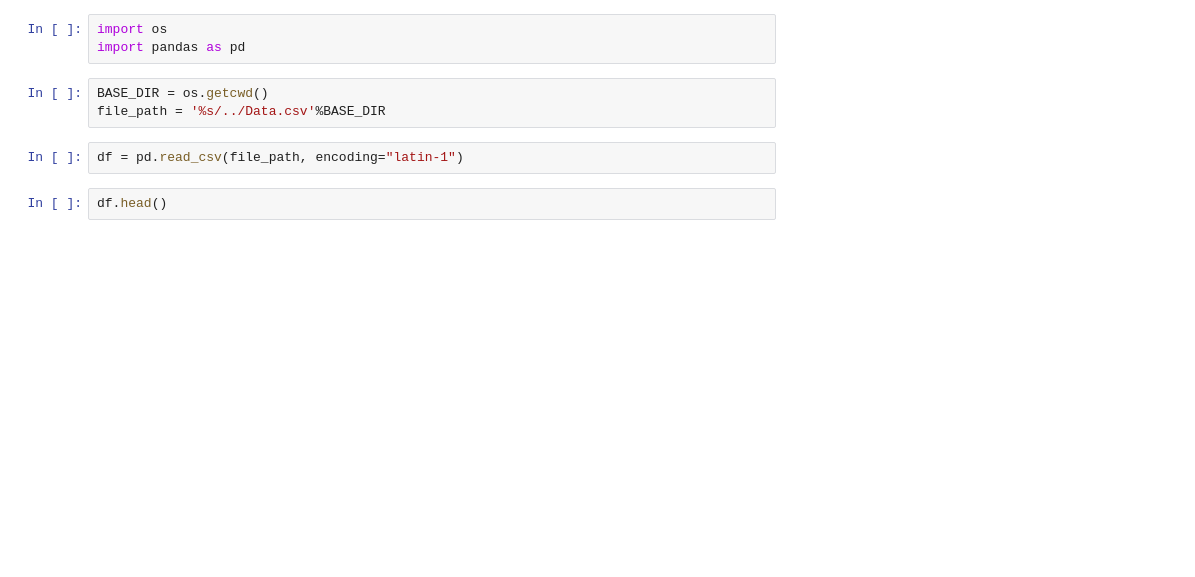
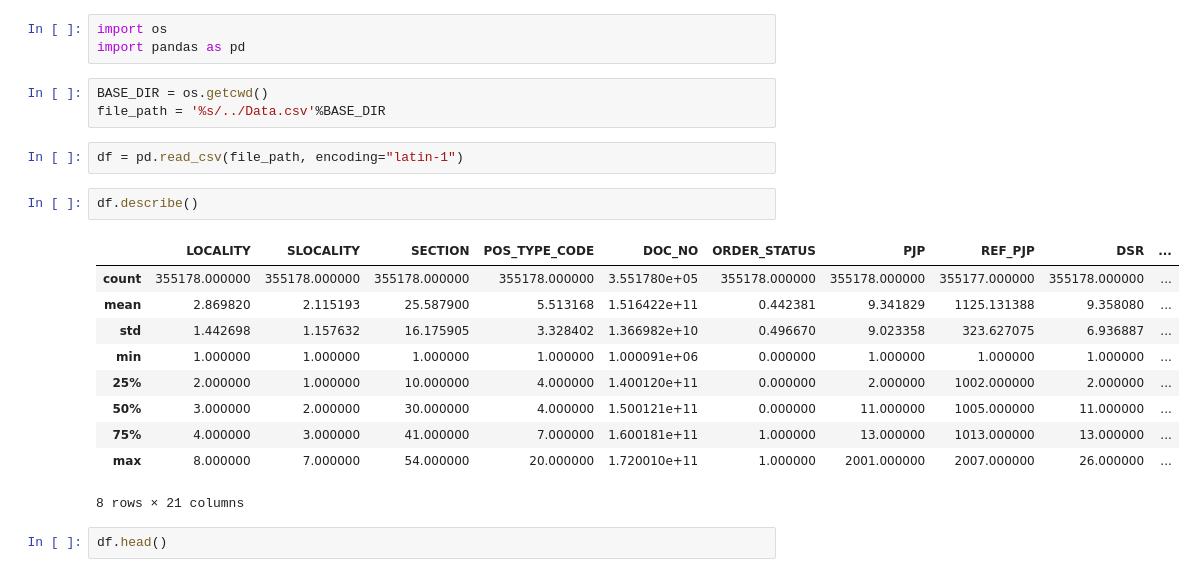
Before and after one commit to danishdata/ids-notebooks, a Jupyter notebook: Descriptive Statistics (Danish).ipynb, the cells around one changed output. Cells and saved outputs as stored; diff of their text form; blank space fills up the shorter version.

```diff
--- a/Descriptive Statistics (Danish).ipynb
+++ b/Descriptive Statistics (Danish).ipynb
@@ -6,6 +25,19 @@ BASE_DIR = os.getcwd()
 file_path = '%s/../Data.csv'%BASE_DIR
 # %%
 df = pd.read_csv(file_path, encoding="latin-1")
+# %%
+df.describe()
+# %% [output]
+|  | LOCALITY | SLOCALITY | SECTION | POS_TYPE_CODE | DOC_NO | ORDER_STATUS | PJP | REF_PJP | DSR | ... |
+| count | 355178.000000 | 355178.000000 | 355178.000000 | 355178.000000 | 3.551780e+05 | 355178.000000 | 355178.000000 | 355177.000000 | 355178.000000 | ... |
+| mean | 2.869820 | 2.115193 | 25.587900 | 5.513168 | 1.516422e+11 | 0.442381 | 9.341829 | 1125.131388 | 9.358080 | ... |
+| std | 1.442698 | 1.157632 | 16.175905 | 3.328402 | 1.366982e+10 | 0.496670 | 9.023358 | 323.627075 | 6.936887 | ... |
+| min | 1.000000 | 1.000000 | 1.000000 | 1.000000 | 1.000091e+06 | 0.000000 | 1.000000 | 1.000000 | 1.000000 | ... |
+| 25% | 2.000000 | 1.000000 | 10.000000 | 4.000000 | 1.400120e+11 | 0.000000 | 2.000000 | 1002.000000 | 2.000000 | ... |
+| 50% | 3.000000 | 2.000000 | 30.000000 | 4.000000 | 1.500121e+11 | 0.000000 | 11.000000 | 1005.000000 | 11.000000 | ... |
+| 75% | 4.000000 | 3.000000 | 41.000000 | 7.000000 | 1.600181e+11 | 1.000000 | 13.000000 | 1013.000000 | 13.000000 | ... |
+| max | 8.000000 | 7.000000 | 54.000000 | 20.000000 | 1.720010e+11 | 1.000000 | 2001.000000 | 2007.000000 | 26.000000 | ... |
+8 rows × 21 columns
 # %%
 df.head()
 # %% [output]
```
Also changed, not shown: parts of 37 cells of this notebook.
